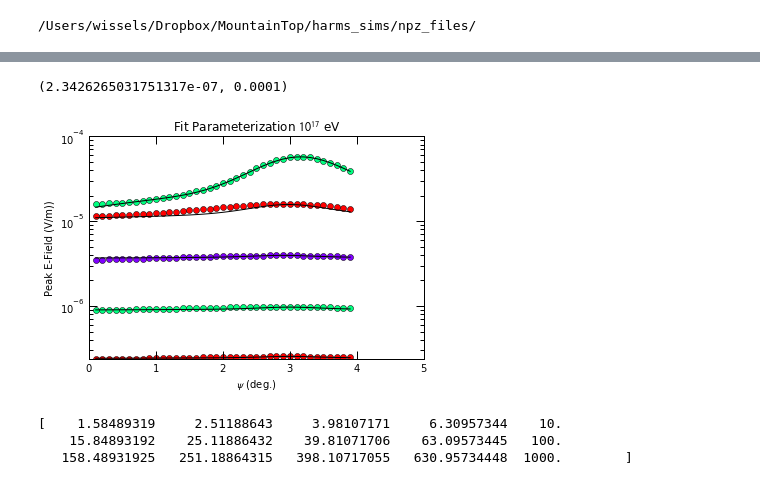
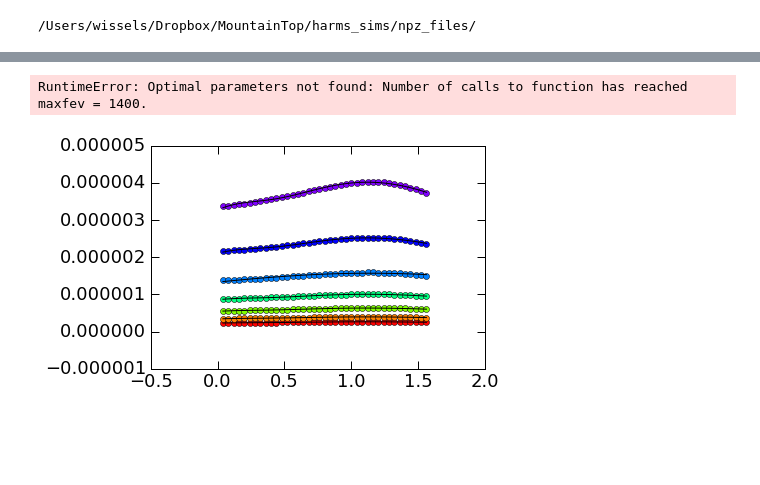
Before and after one commit to swissel/nutau_acceptance, a Jupyter notebook: 03_Detector/Parameterized Efields.ipynb, the cells around one changed output, grey strips where cells are left out. Drawn from its saved outputs; the diff is of its cells as text; code cells hidden in the pictures; blank space fills up the shorter version.

```diff
--- a/03_Detector/Parameterized Efields.ipynb
+++ b/03_Detector/Parameterized Efields.ipynb
@@ -59,7 +61,7 @@ def band_peak_efield(efield, freq, f_LO, bandwidth):
 
 def efield_vs_angle(h, z, f_Lo_list, bandwidth_list):
 
-    off_angle_array = np.arange(0.1,4.0, 0.1)
+    off_angle_array = np.arange(0.04,40*0.04, 0.04)
     i_off_angle_array = range(1, len(off_angle_array)+1)
     epeak_list = np.zeros((len(f_Lo_list), len(bandwidth_list), len(i_off_angle_array)))
     cc = 0
@@ -171,6 +167,16 @@ def airshower_beam_func(psi, E_0, frac_gauss, gauss_peak, gauss_width, E_1, widt
                    + (1-frac_gauss)/(1+v**2)) \
                    + E_1*np.exp(-psi**2/2./width2**2)
     return E_field
+
+def lorentzian_func(psi, E_0, frac_gauss, gauss_peak, gauss_width):
+    v = (psi - gauss_peak) / gauss_width
+    E_field = E_0*(frac_gauss*np.exp(-v**2/2.)  + (1-frac_gauss)/(1+v**2))
+    return E_field
+
+def lorentzian_gaussian_background_func(psi, E_0, frac_gauss, gauss_peak, gauss_width, E_1, width2):
+    v = (psi - gauss_peak) / gauss_width
+    E_field = E_0*(frac_gauss*np.exp(-v**2/2.)  + (1-frac_gauss)/(1+v**2)) + + E_1*np.exp(-psi**2/2./width2**2)
+    return E_field
 # %%
 E_0  = 0.183*1.e-3     # V/m at ground level for 10^17 eV tau lepton.
 gauss_peak = 1.01 # degrees
@@ -182,7 +188,7 @@ frac_gauss = 0.825 # fraction of Gaussian peak ( 1-frac_gauss is lorentzian)
 test = airshower_beam_func(psi, E_0, frac_gauss, gauss_peak, gauss_width, E_1, width2)
 
 h=37
-z=60
+z=87
 f_Lo_list = np.array([200])
 bandwidth_list = np.array([1000])
 psi, epeak_list = efield_vs_angle(h, z, f_Lo_list, bandwidth_list)
@@ -267,35 +347,43 @@ for i_f_Lo in range(0,len(f_Lo_list)):
 # %%
-# Fit curves using a starting frequency of 25 MHz and varying the bandwidth.
+# Fit curves using a starting frequency of 39 MHz and varying the bandwidth.
 # Using the initial parameters from the ANITA curve fit above
 # BUT finding the peak for each curve.
 # NOTE: SHIFTING FROM 1.01 deg to peak in the efield.
 # Fit fails if initial parameter for gauss_peak is not close
-i_f_Lo  = 6
-print "Starting frequency : ", f_Lo_list[i_f_Lo]
+i_f_Lo = 7
+f_Lo = f_Lo_list[i_f_Lo]
+print "Starting Frequency : ", f_Lo_list[i_f_Lo]
 
-for i_bandwidth in range(0,len(bandwidth_list),3):
+for i_bandwidth in range(0,len(bandwidth_list)):
     bandwidth = bandwidth_list[i_bandwidth]
     E_0  =  max(epeak_list[i_f_Lo][i_bandwidth])# V/m at ground level for 10^17 eV tau lepton.
-    frac_gauss = popt[1] # fraction of Gaussian peak ( 1-frac_gauss is lorentzian)
+    E_1 = epeak_list[i_f_Lo][i_bandwidth][0]   # V/m at ground level for 10^17 eV tau lepton.
+    frac_gauss = E_1/E_0 # fraction of Gaussian peak ( 1-frac_gauss is lorentzian)
     gauss_peak = psi[np.where(max(epeak_list[i_f_Lo][i_bandwidth]) == epeak_list[i_f_Lo][i_bandwidth][:])[0][0]]      # degree.
-    gauss_width = popt[3]         # degrees
-    E_1 = epeak_list[i_f_Lo][i_bandwidth][0]   # V/m at ground level for 10^17 eV tau lepton.
-    width2 = popt[5]         # degrees
+    if( frac_gauss < 0.5):
+        gauss_width = FWHM(psi, epeak_list[i_f_Lo][i_bandwidth][:])
+        #frac_gauss = gauss_width / 4.0# degrees
+        width2 = 0.05
+    else:
+        gauss_width = 3.00
+        width2 = 0.05     # degrees
     p0 = [E_0, frac_gauss, gauss_peak, gauss_width, E_1, width2] # initial parameters for the curve fit.
-    print "INITIAL PARAMETERS: "
-    print "_____________________"
-    print p0
-    print "_____________________"
-    popt, pcov = curve_fit(airshower_beam_func, psi, epeak_list[i_f_Lo,i_bandwidth,:], p0=p0)
-    pyp.semilogy(psi, epeak_list[i_f_Lo, i_bandwidth,:], 'o', color = bright_colors2[i_bandwidth%9])
-    pyp.semilogy(psi, airshower_beam_func(psi, *popt), 'k')
-    print "FIT PARAMETERS: "
-    print "_____________________"
-    print popt
-    print "_____________________"
-pyp.title("Fit Parameterization $10^{17}$ eV", fontsize=12)
+    #print "INITIAL PARAMETERS: "
+    #print "_____________________"
+    #print p0
+    #print "_____________________"
+    popt, pcov = curve_fit(lorentzian_gaussian_background_func, psi, epeak_list[i_f_Lo,i_bandwidth,:], p0=p0)
+    pyp.plot(psi, epeak_list[i_f_Lo, i_bandwidth,:], 'o', color = bright_colors2[i_bandwidth%9], label="%d-%d MHz"%(int(f_Lo), int(f_Lo + bandwidth)))
+    pyp.plot(psi, airshower_beam_func(psi, *popt),  'k')
+    #print "FIT PARAMETERS: "
+    #print "_____________________"
+    #print popt
+    #print "_____________________"
+pyp.title("Fit Parameterization $10^{17}$ eV, $f_{low}$ %d MHz"%(int(f_Lo_list[i_f_Lo])), fontsize=12)
 pyp.ylabel("Peak E-Field (V/m))")
 pyp.xlabel("$\psi$ (deg.)")
 pyp.xlim(0)
 pyp.ylim(0)
+pyp.legend(loc=[1.01,0.01])
+pyp.savefig(os.environ['TAU_ACC_DETECTOR_PLOTS_DIR'] + "/efield_flow_%dMHz_altitude%dkm_ze%d.png"%(int(f_Lo_list[i_f_Lo]),h,z) )
 # %% [output]
@@ -319,8 +391,2 @@ _____________________
-(2.3426265031751317e-07, 0.0001)
+RuntimeError: Optimal parameters not found: Number of calls to function has reached maxfev = 1400.
-[figure, old version]
+[figure, new version]
-# %%
-print f_Lo_list
-# %% [output]
-[    1.58489319     2.51188643     3.98107171     6.30957344    10.
-    15.84893192    25.11886432    39.81071706    63.09573445   100.
-   158.48931925   251.18864315   398.10717055   630.95734448  1000.        ]
```
Also changed, not shown: parts of 34 cells of this notebook, 6 other files.
